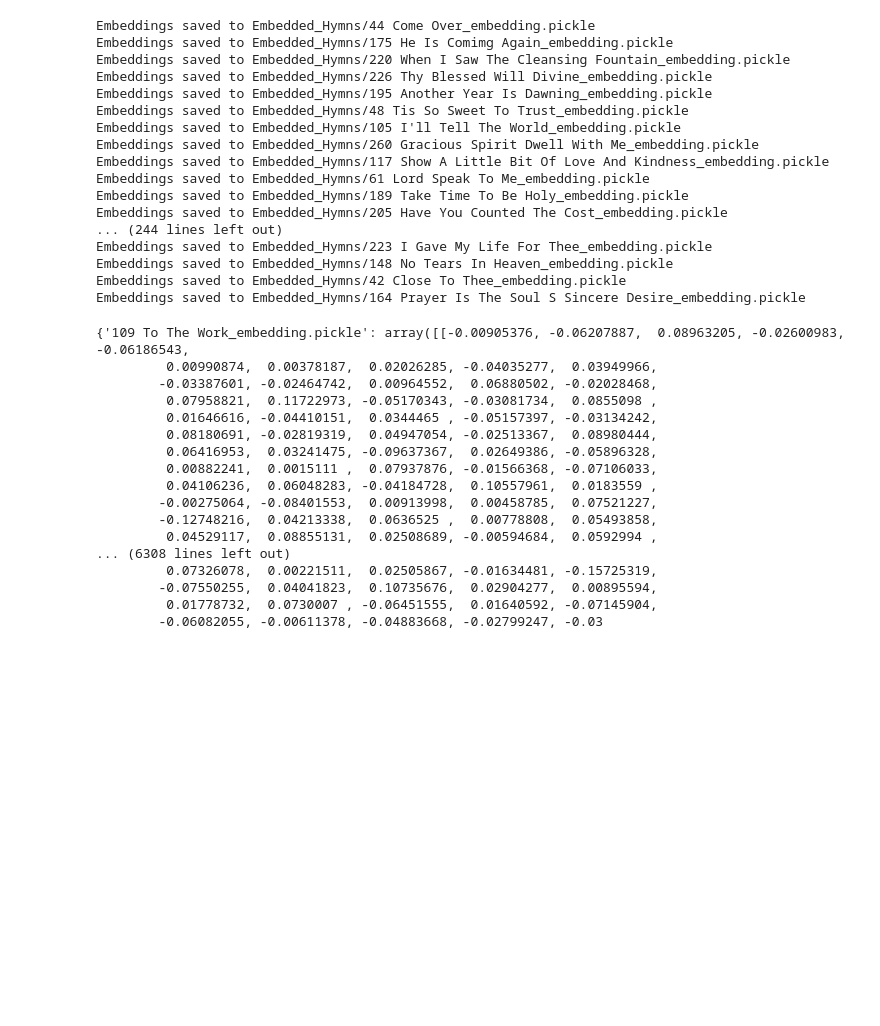
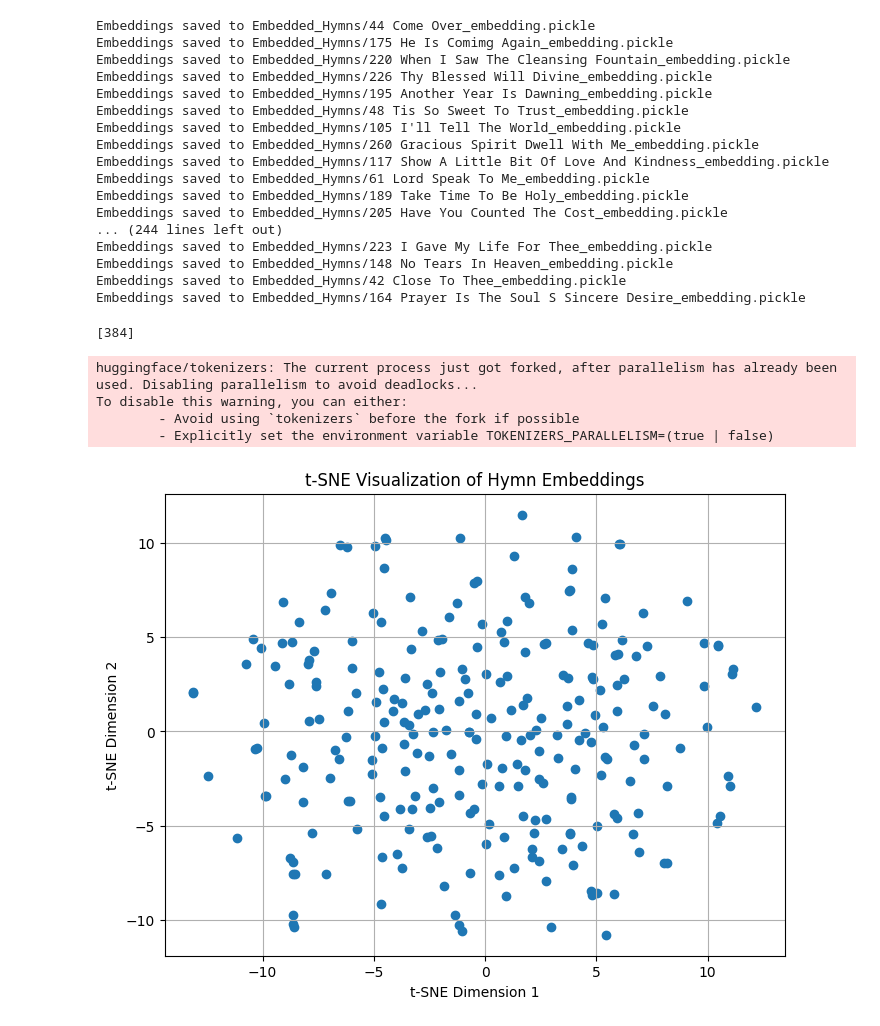
Before and after one commit to h4ppymeal/ChoirNetwork, a Jupyter notebook: ChoirNetwork.ipynb, the cells around one changed output. Drawn from its saved outputs; the diff is of its cells as text; code cells hidden in the pictures; blank space fills up the shorter version.

```diff
--- a/ChoirNetwork.ipynb
+++ b/ChoirNetwork.ipynb
@@ -413,23 +413,44 @@ for embedded_hymn in os.listdir("Embedded_Hymns"):
     embeddings_array = embeddings.numpy()
 
     all_embeddings[embedded_hymn] = embeddings_array
-# %%
-print(all_embeddings)
-# %% [output]
-{'109 To The Work_embedding.pickle': array([[-0.00905376, -0.06207887,  0.08963205, -0.02600983, -0.06186543,
-         0.00990874,  0.00378187,  0.02026285, -0.04035277,  0.03949966,
-        -0.03387601, -0.02464742,  0.00964552,  0.06880502, -0.02028468,
-         0.07958821,  0.11722973, -0.05170343, -0.03081734,  0.0855098 ,
-         0.01646616, -0.04410151,  0.0344465 , -0.05157397, -0.03134242,
-         0.08180691, -0.02819319,  0.04947054, -0.02513367,  0.08980444,
-         0.06416953,  0.03241475, -0.09637367,  0.02649386, -0.05896328,
-         0.00882241,  0.0015111 ,  0.07937876, -0.01566368, -0.07106033,
-         0.04106236,  0.06048283, -0.04184728,  0.10557961,  0.0183559 ,
-        -0.00275064, -0.08401553,  0.00913998,  0.00458785,  0.07521227,
-        -0.12748216,  0.04213338,  0.0636525 ,  0.00778808,  0.05493858,
-         0.04529117,  0.08855131,  0.02508689, -0.00594684,  0.0592994 ,
-... (6308 lines left out)
-         0.07326078,  0.00221511,  0.02505867, -0.01634481, -0.15725319,
-        -0.07550255,  0.04041823,  0.10735676,  0.02904277,  0.00895594,
-         0.01778732,  0.0730007 , -0.06451555,  0.01640592, -0.07145904,
-        -0.06082055, -0.00611378, -0.04883668, -0.02799247, -0.03
+# %%
+# get each embedding dimension
+
+embedding_range = []
+for embeddings in all_embeddings.values():
+    if embeddings.size in embedding_range:
+        pass
+    else:
+        embedding_range.append(embeddings.size)
+
+print(embedding_range)
+
+# okay theyre all the same size woohoo
+# size = 384
+# %% [output]
+[384]
+# %%
+# apply t-SNE to
+from sklearn.manifold import TSNE
+X = np.concatenate(list(all_embeddings.values()), axis=0)
+# components = 2 cause X Y
+# perplexity = 25 cause number of nearest neighbours??
+# random_state = 42 i dont get
+tsne = TSNE(n_components=2, perplexity=25, random_state=42)
+embeddings_2d = tsne.fit_transform(X)
+# %% [output]
+huggingface/tokenizers: The current process just got forked, after parallelism has already been used. Disabling parallelism to avoid deadlocks...
+To disable this warning, you can either:
+        - Avoid using `tokenizers` before the fork if possible
+        - Explicitly set the environment variable TOKENIZERS_PARALLELISM=(true | false)
+# %%
+# lets plot!
+plt.figure(figsize=(8, 6))
+plt.scatter(embeddings_2d[:, 0], embeddings_2d[:, 1])
+plt.title('t-SNE Visualization of Hymn Embeddings')
+plt.xlabel('t-SNE Dimension 1')
+plt.ylabel('t-SNE Dimension 2')
+plt.grid(True)
+plt.show()
+# %% [output]
+[figure, added]
```
